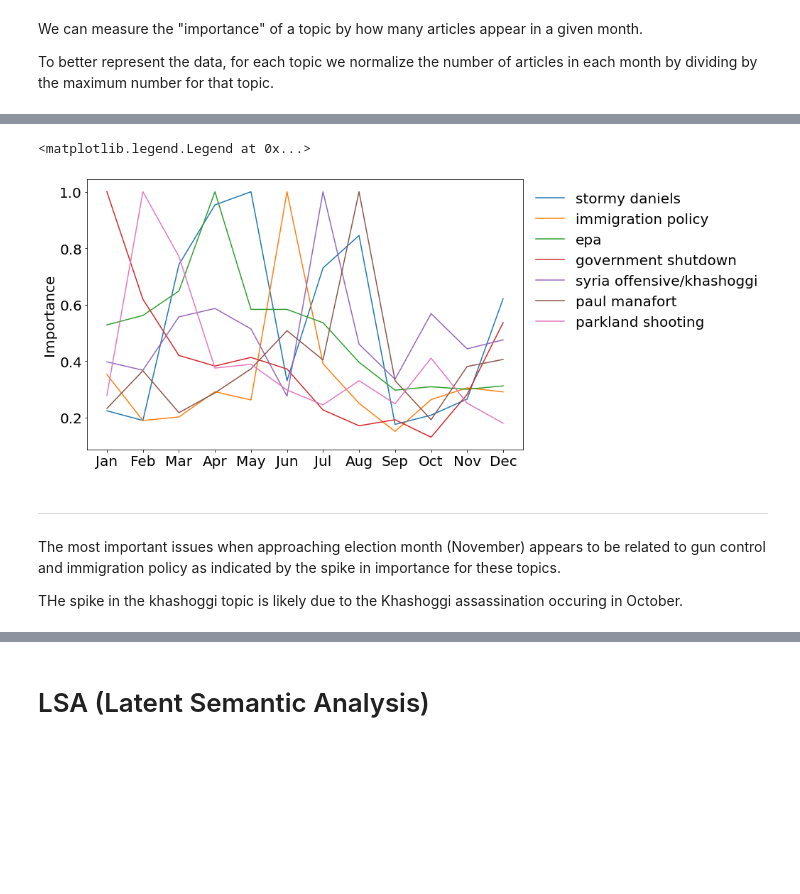
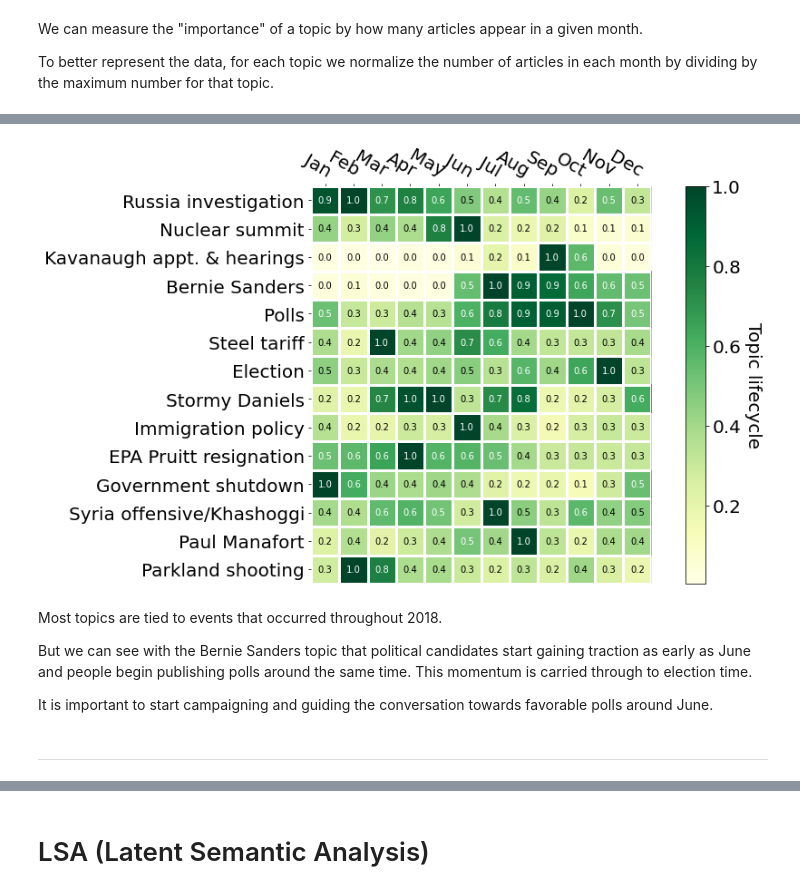
Before and after one commit to gitabaz/Erdos_project, a Jupyter notebook: notebooks/2018_election.ipynb, the cells around one changed output, grey strips where cells are left out. Drawn from its saved outputs; the diff is of its cells as text; code cells hidden in the pictures; blank space fills up the shorter version.

Commit message:
Update notebook with topic lifecycle

```diff
--- a/notebooks/2018_election.ipynb
+++ b/notebooks/2018_election.ipynb
@@ -795,0 +773,18 @@ ax.barh([topic_dict[i] for i in df_all_politics.topic.value_counts().index.value
+# %%
+topic_dict = {
+    0:  "0",
+    1:  "Russia investigation",
+    2:  "Nuclear summit",
+    3:  "Kavanaugh appt. & hearings",
+    4:  "Bernie Sanders",
+    5:  "Polls",
+    6:  "Steel tariff",
+    7:  "Election",
+    8:  "Stormy Daniels",
+    9:  "Immigration policy",
+    10: "EPA Pruitt resignation",
+    11: "Government shutdown",
+    12: "Syria offensive/Khashoggi",
+    13: "Paul Manafort",
+    14: "Parkland shooting"
+}
@@ -816,22 +876,27 @@ plt.legend(labels=[topic_dict[i] for i in range(1,8)],
-# %%
-fig, ax = plt.subplots(figsize=(11,7))
-
-(df_all_politics.groupby(["month", "topic"]).count().unstack()["id"].iloc[:,8:] / df_all_politics.groupby(["month", "topic"]).count().unstack()["id"].iloc[:,8:].max()).plot(ax=ax)
-
-ax.set_ylabel("Importance")
-ax.set_xlabel("")
-
-ax.set_xticks(np.arange(1,13))
-ax.set_xticklabels(["Jan", "Feb", "Mar", "Apr", "May", "Jun", "Jul", "Aug", "Sep", "Oct", "Nov", "Dec"])
-
-plt.legend(labels=[topic_dict[i] for i in range(8,15)],
-           fontsize=20, frameon=False, bbox_to_anchor=(1, 1, 0, 0))
-# %% [output]
-<matplotlib.legend.Legend at 0x...>
-[figure, removed]
+# %%
+fig, ax = plt.subplots(figsize=(12,7))
+
+im, cbar = heatmap((df_all_politics.groupby(["month", "topic"]).count().unstack()["id"].iloc[:,1:] / df_all_politics.groupby(["month", "topic"]).count().unstack()["id"].iloc[:,1:].max()).T,
+                   [topic_dict[i] for i in range(1,15)],
+                   ["Jan", "Feb", "Mar", "Apr", "May", "Jun", "Jul", "Aug", "Sep", "Oct", "Nov", "Dec"],
+                   ax=ax,
+                   cmap="YlGn", cbarlabel="Topic lifecycle")
+
+texts = annotate_heatmap(im, valfmt="{x:.1f}")
+
+plt.tight_layout()
+
+#plt.savefig("figures/full_issue_lifecycle.png", facecolor='w')
+# %% [output]
+[figure, added]
+# %% [markdown]
+Most topics are tied to events that occurred throughout 2018.
+
+But we can see with the Bernie Sanders topic that political candidates start
+gaining traction as early as June and people begin publishing polls around the same time.
+This momentum is carried through to election time.
+
+It is important to start campaigning and guiding the conversation towards
+favorable polls around June.
 # %% [markdown]
 ---
-# %% [markdown]
-The most important issues when approaching election month (November) appears to be related to gun control and immigration policy as indicated by the spike in importance for these topics.
-
-THe spike in the khashoggi topic is likely due to the Khashoggi assassination occuring in October.
```
Also changed, not shown: parts of 12 cells of this notebook.
